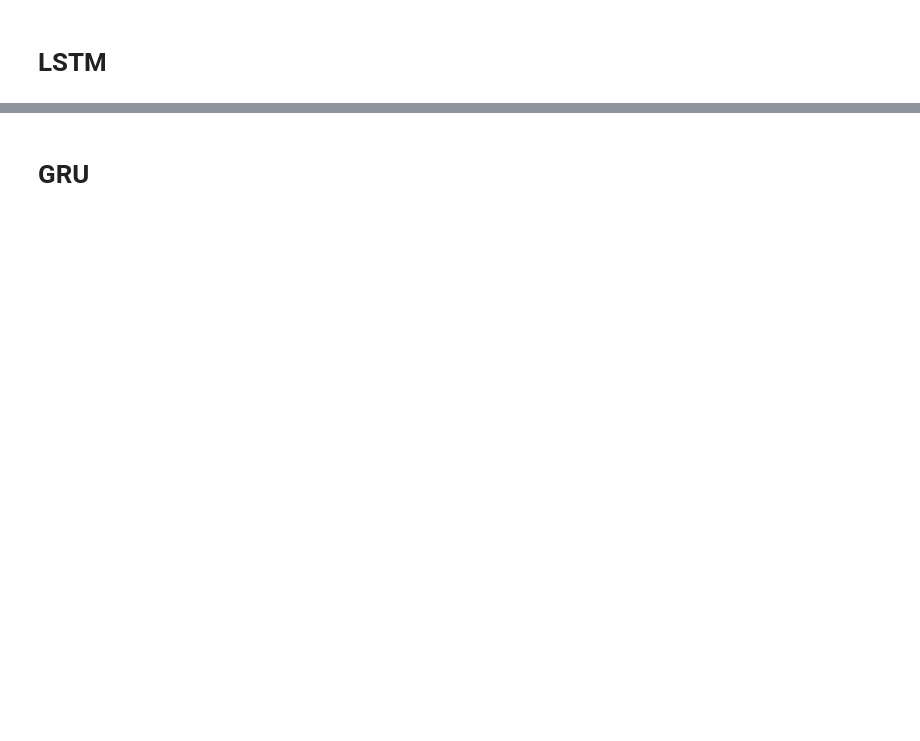
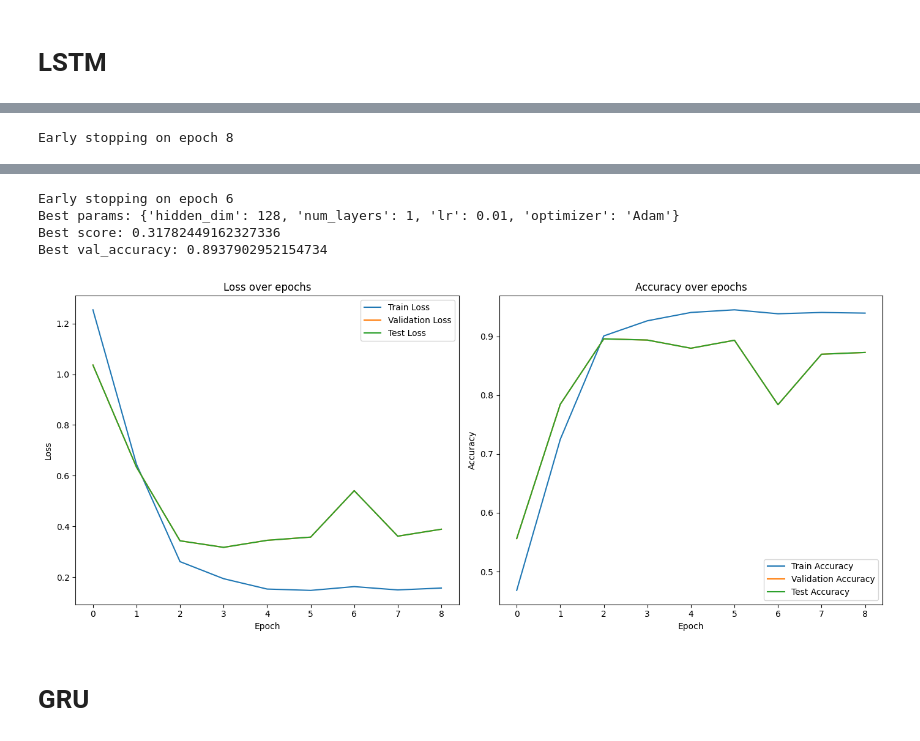
Before and after one commit to TheAlexGrimes30/Neural-Networks, a Jupyter notebook: RecurrentNN/rnn.ipynb, the cells around one changed output, grey strips where cells are left out. Drawn from its saved outputs; the diff is of its cells as text; code cells hidden in the pictures; blank space fills up the shorter version.

```diff
--- a/RecurrentNN/rnn.ipynb
+++ b/RecurrentNN/rnn.ipynb
@@ -273,7 +322,13 @@ print("Best score:", study.best_value)
 # LSTM
 # %%
 study = optuna.create_study(direction="minimize")
-study.optimize(objective, n_trials=5, model_option="lstm")
+study.optimize(lambda trial: objective(trial, model_option="lstm"), n_trials=5)
 
 print("Best params:", study.best_params)
 print("Best score:", study.best_value)
+print("Best val_accuracy:", study.best_trial.user_attrs['best_val_accuracy'])
+
+best_trial = study.best_trial
+history = best_trial.user_attrs['history']
+plot_train_val_test_accuracy_loss(history)
+# %% [output]
@@ -279,0 +338 @@ print("Best score:", study.best_value)
+Early stopping on epoch 8
@@ -280,3 +342,8 @@ print("Best score:", study.best_value)
+Early stopping on epoch 6
+Best params: {'hidden_dim': 128, 'num_layers': 1, 'lr': 0.01, 'optimizer': 'Adam'}
+Best score: 0.31782449162327336
+Best val_accuracy: 0.8937902952154734
+[figure, added]
 # %% [markdown]
 # GRU
 # %%
```
Also changed, not shown: parts of 9 cells of this notebook.
